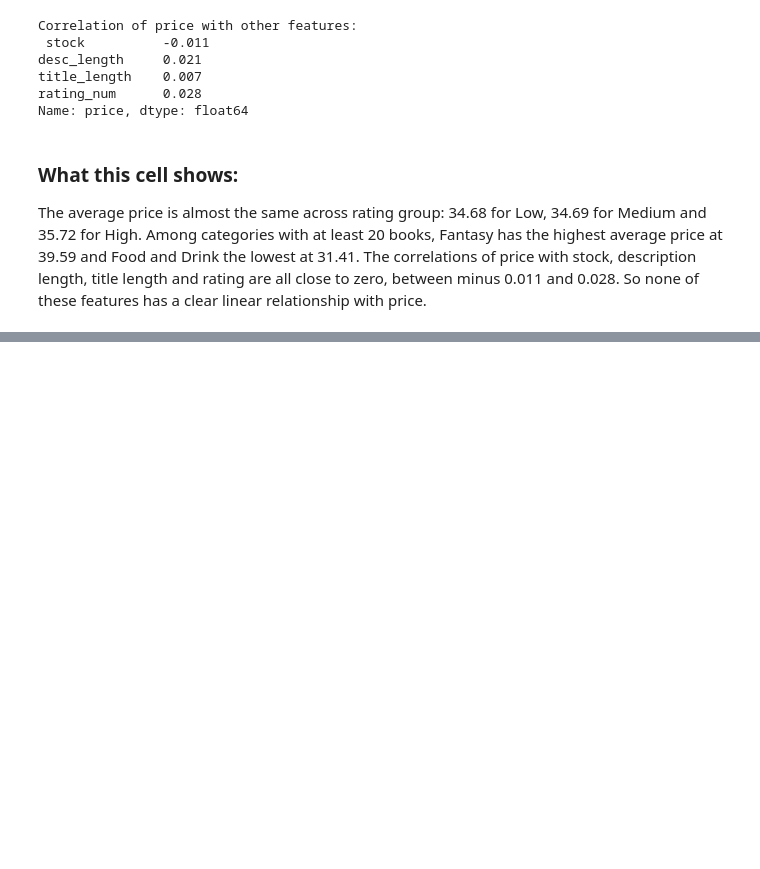
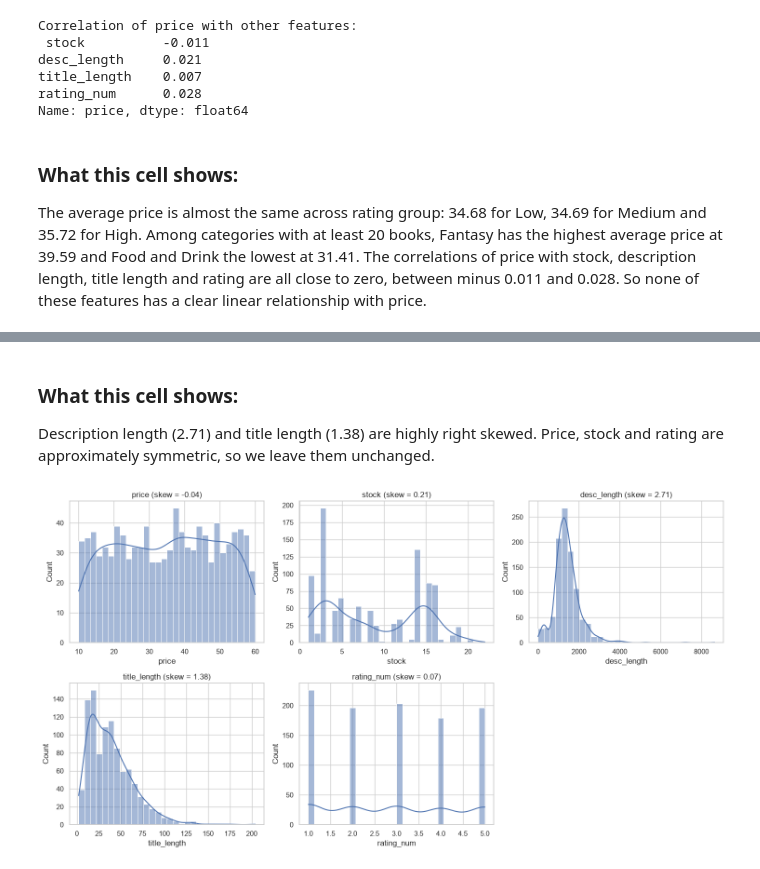
Before and after one commit to l253042/E-commerce, a Jupyter notebook: notebooks/E-commerce.ipynb, the cells around one changed output, grey strips where cells are left out. Saved outputs shown, nothing was run; the diff lists cells and outputs as text; code cells hidden in the pictures; blank space fills up the shorter version.

Commit message:
Step 6: skewness analysis and transformation

```diff
--- a/notebooks/E-commerce.ipynb
+++ b/notebooks/E-commerce.ipynb
@@ -810,3 +810,17 @@ Name: price, dtype: float64
 # %% [markdown]
 ### What this cell shows:
 The average price is almost the same across rating group: 34.68 for Low, 34.69 for Medium and 35.72 for High. Among categories with at least 20 books, Fantasy has the highest average price at 39.59 and Food and Drink the lowest at 31.41. The correlations of price with stock, description length, title length and rating are all close to zero, between minus 0.011 and 0.028. So none of these features has a clear linear relationship with price.
+# %%
+from scipy import stats
+
+num_cols = ["price", "stock", "desc_length", "title_length", "rating_num"]
+skew_before = clean[num_cols].skew()
+
+def skew_label(s):
+    if abs(s) < 0.5:
+        return "approximately symmetric"
+    direction = "positive (right)" if s > 0 else "negative (left)"
+    return ("moderate " if abs(s) < 1 else "high ") + direction
+
+table = pd.DataFrame({"skewness": skew_before.round(2), "type": skew_before.apply(skew_label)})
+display(table)
@@ -812,0 +834,12 @@ The average price is almost the same across rating group: 34.68 for Low, 34.69 f
+# %% [markdown]
+### What this cell shows:
+Description length (2.71) and title length (1.38) are highly right skewed. Price, stock and rating are approximately symmetric, so we leave them unchanged.
+# %%
+fig, axes = plt.subplots(2, 3, figsize=(15, 8))
+for ax, col in zip(axes.flat, num_cols):
+    sns.histplot(clean[col], bins=30, kde=True, ax=ax)
+    ax.set_title(f"{col} (skew = {skew_before[col]:.2f})")
+axes.flat[-1].axis("off")
+save_fig("skew_histograms_before.png")
+# %% [output]
+[figure, added]
```
Also changed, not shown: parts of 12 cells of this notebook, 3 other files.
